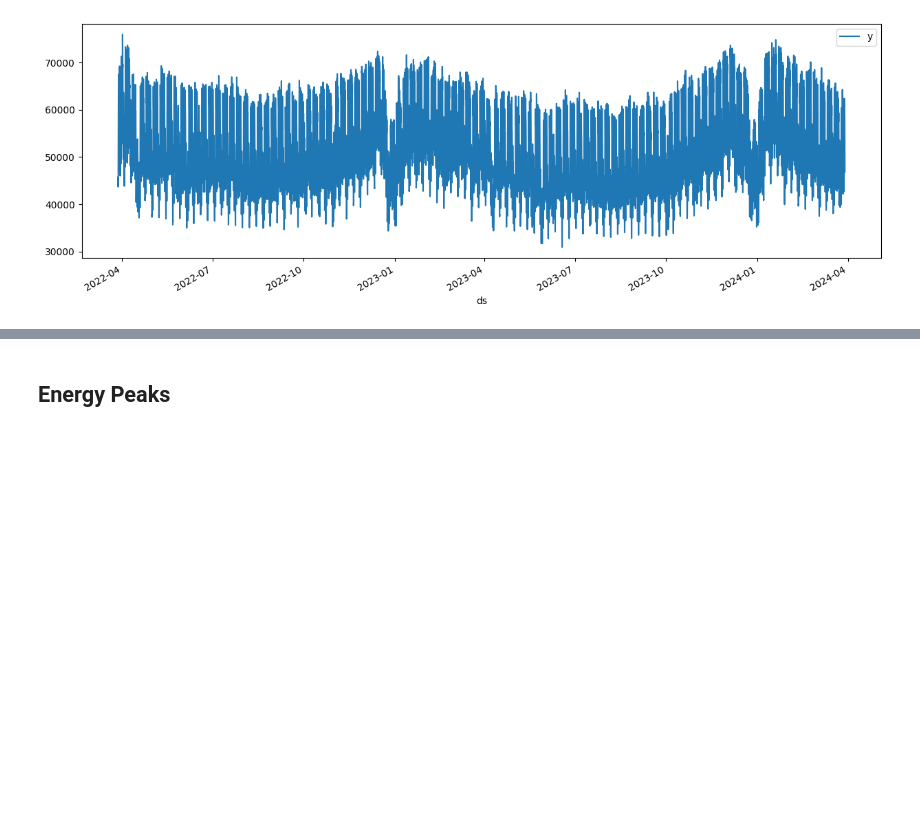
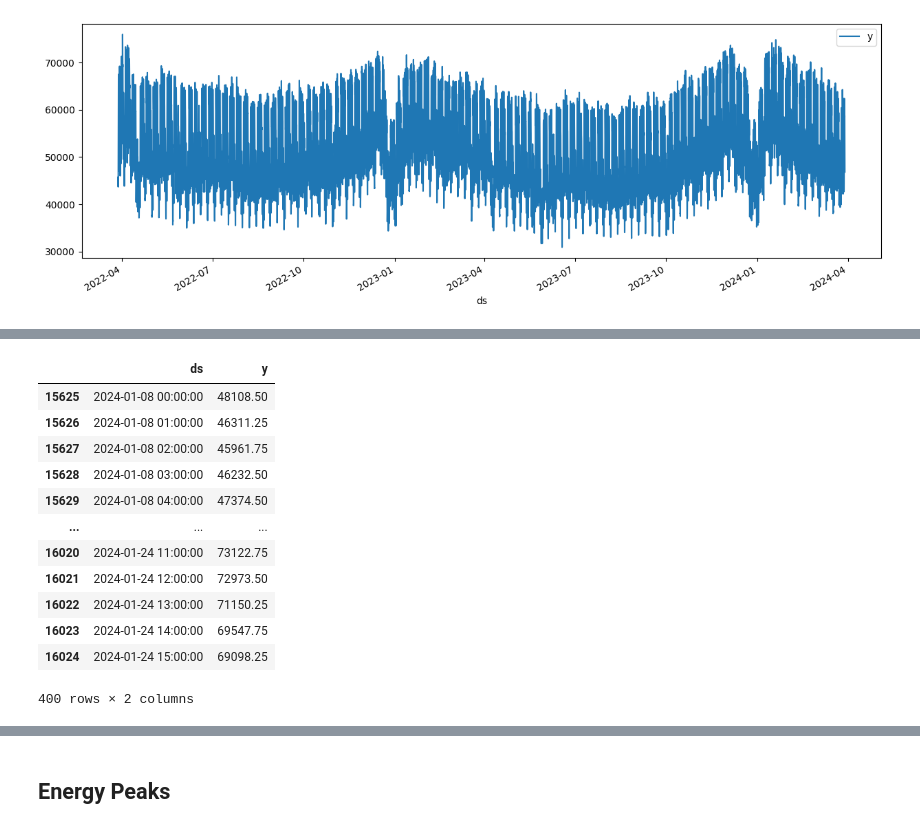
Before and after one commit to mepfel/majwo, a Jupyter notebook: predictibality_model_python/analysis.ipynb, the cells around one changed output, grey strips where cells are left out. Drawn from its saved outputs; the diff is of its cells as text; code cells hidden in the pictures; blank space fills up the shorter version.

```diff
--- a/predictibality_model_python/analysis.ipynb
+++ b/predictibality_model_python/analysis.ipynb
@@ -86,6 +85,20 @@ forecast.iloc[15623:16023]
 400 rows × 6 columns
 # %%
-df_test.iloc[168:568]['y']
+df_test.iloc[168:568]
+# %% [output]
+|  | ds | y |
+| 15625 | 2024-01-08 00:00:00 | 48108.50 |
+| 15626 | 2024-01-08 01:00:00 | 46311.25 |
+| 15627 | 2024-01-08 02:00:00 | 45961.75 |
+| 15628 | 2024-01-08 03:00:00 | 46232.50 |
+| 15629 | 2024-01-08 04:00:00 | 47374.50 |
+| ... | ... | ... |
+| 16020 | 2024-01-24 11:00:00 | 73122.75 |
+| 16021 | 2024-01-24 12:00:00 | 72973.50 |
+| 16022 | 2024-01-24 13:00:00 | 71150.25 |
+| 16023 | 2024-01-24 14:00:00 | 69547.75 |
+| 16024 | 2024-01-24 15:00:00 | 69098.25 |
+400 rows × 2 columns
 # %%
 forecast.loc[15623:16022,'y'] = df_test.iloc[168:568]['y'].values
 # %%
```
Also changed, not shown: parts of 6 cells of this notebook, 6 other files.
